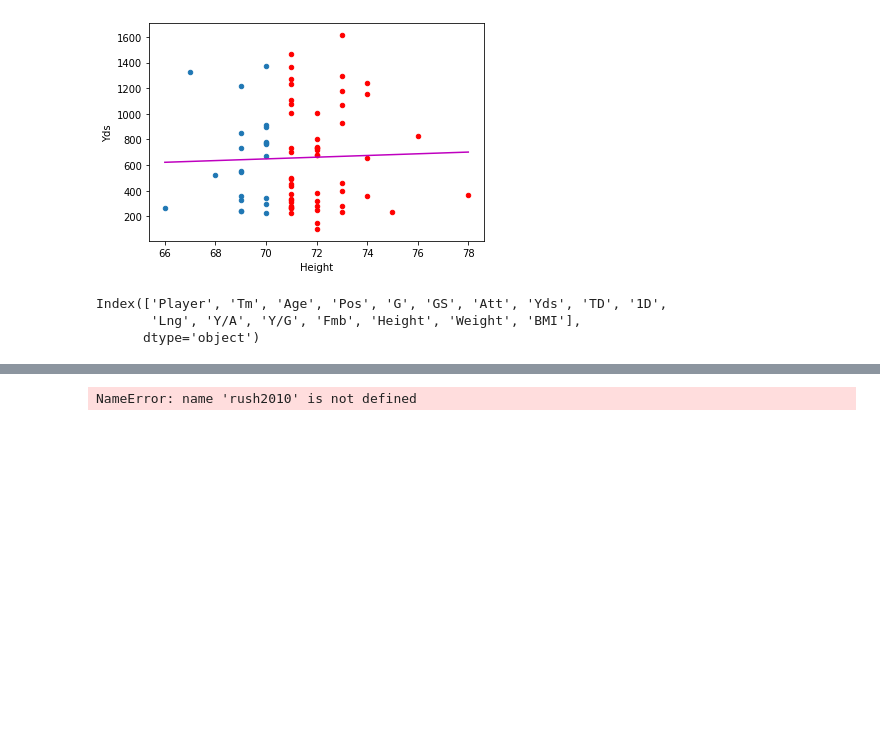
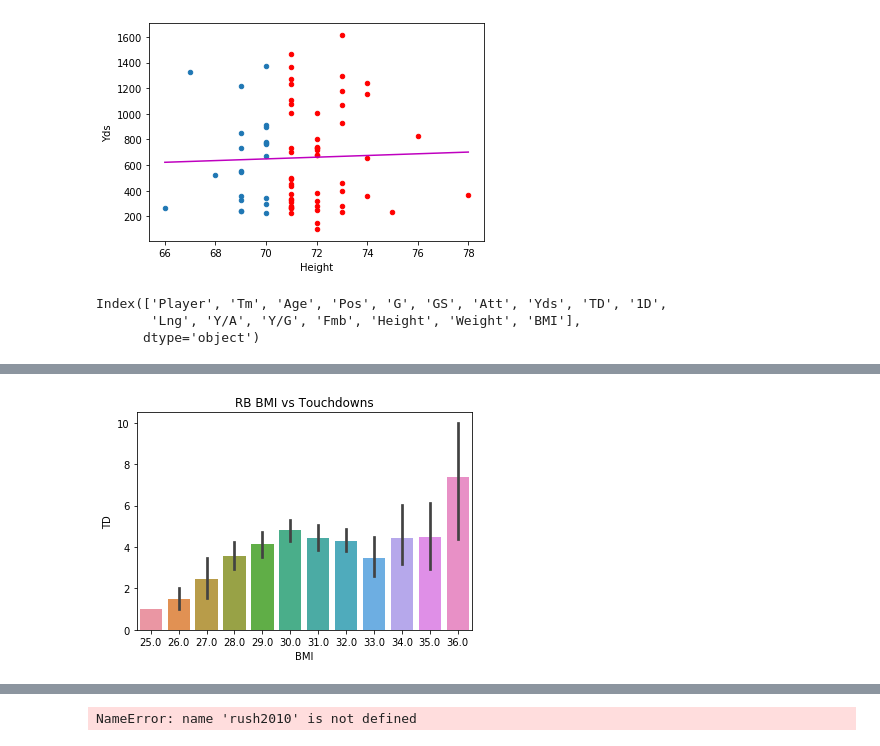
Before and after one commit to shaikh23/Nfl-Analysis, a Jupyter notebook: Rushing.ipynb, the cells around one changed output, grey strips where cells are left out. Cells and saved outputs as stored; diff of their text form; code cells hidden in the pictures; blank space fills up the shorter version.

```diff
--- a/Rushing.ipynb
+++ b/Rushing.ipynb
@@ -139,0 +156,4 @@ Ttest_indResult(statistic=-2.1509421631518224, pvalue=0.031804789034473924)
+# %%
+sns.barplot(past_decade['BMI'].apply(np.ceil), past_decade['TD'], ci=95).set_title('RB BMI vs Touchdowns').figure.savefig('rbbmibartd.png')
+# %% [output]
+[figure, added]
```
Also changed, not shown: parts of 12 cells of this notebook.
